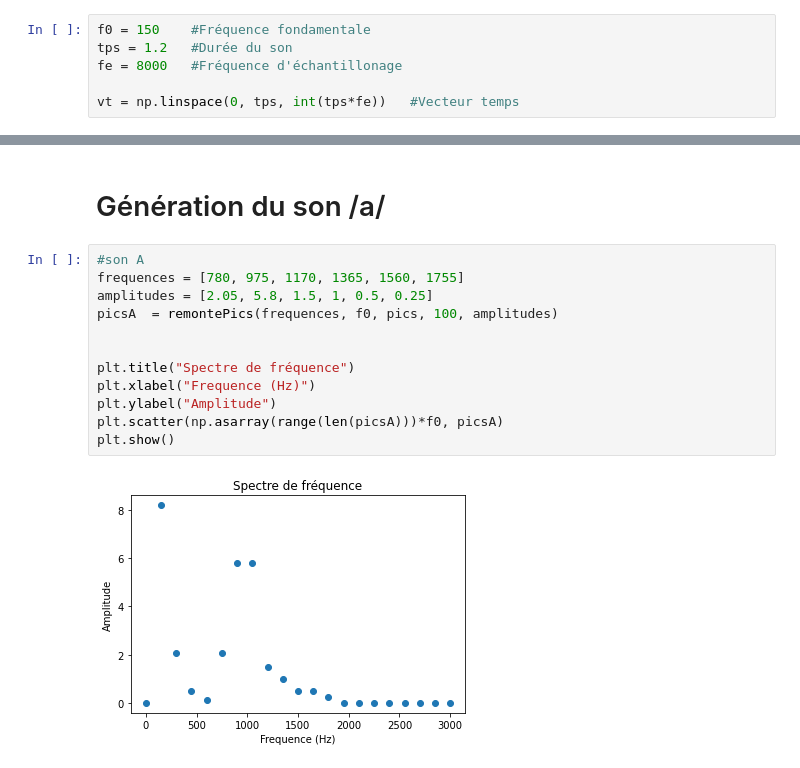
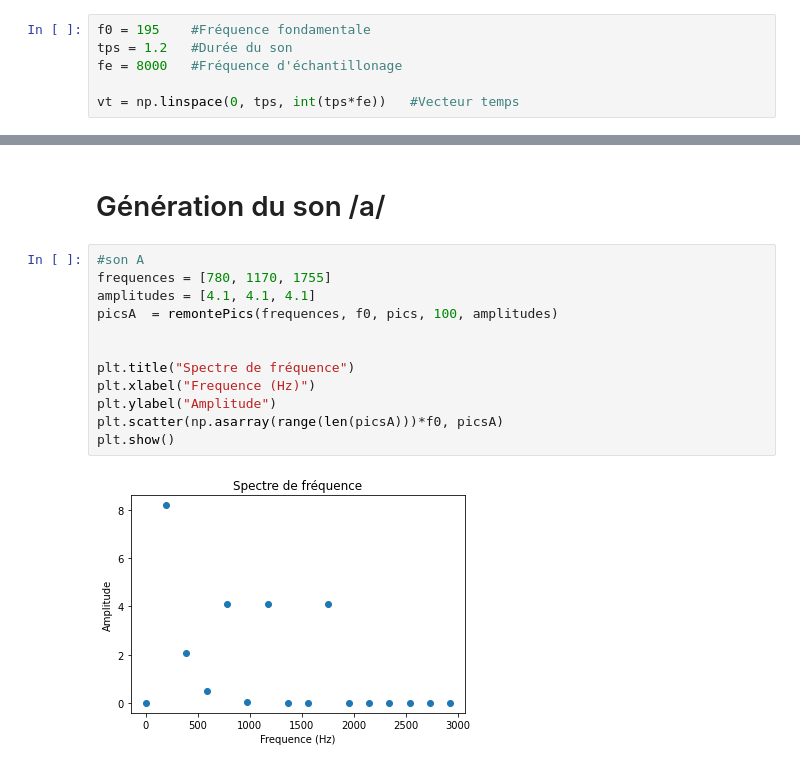
Before and after one commit to ClemStun/Universite, a Jupyter notebook: Master1/Methodo/voyelles.ipynb, the cells around one changed output, grey strips where cells are left out. Drawn from its saved outputs; the diff is of its cells as text.

```diff
--- a/Master1/Methodo/voyelles.ipynb
+++ b/Master1/Methodo/voyelles.ipynb
@@ -3,7 +3,7 @@ import numpy as np
 import matplotlib.pyplot as plt
 from IPython.display import Audio
 # %%
-f0 = 150    #Fréquence fondamentale
+f0 = 195    #Fréquence fondamentale
 tps = 1.2   #Durée du son
 fe = 8000   #Fréquence d'échantillonage
 
@@ -199,18 +199,18 @@ Audio(pU*signalU+pE*signalE, rate=fe)
 # Génération du son /a/
 # %%
 #son A
-frequences = [780, 975, 1170, 1365, 1560, 1755]
-amplitudes = [2.05, 5.8, 1.5, 1, 0.5, 0.25]
+frequences = [780, 1170, 1755]
+amplitudes = [4.1, 4.1, 4.1]
 picsA  = remontePics(frequences, f0, pics, 100, amplitudes)
 
 
 plt.title("Spectre de fréquence")
 plt.xlabel("Frequence (Hz)")
 plt.ylabel("Amplitude")
 plt.scatter(np.asarray(range(len(picsA)))*f0, picsA)
 plt.show()
 # %% [output]
-[figure, old version]
+[figure, new version]
 # %%
 signalA = signalFromCn(picsA, vt, f0)
 
```
Also changed, not shown: parts of 10 cells of this notebook, 50 other files.
